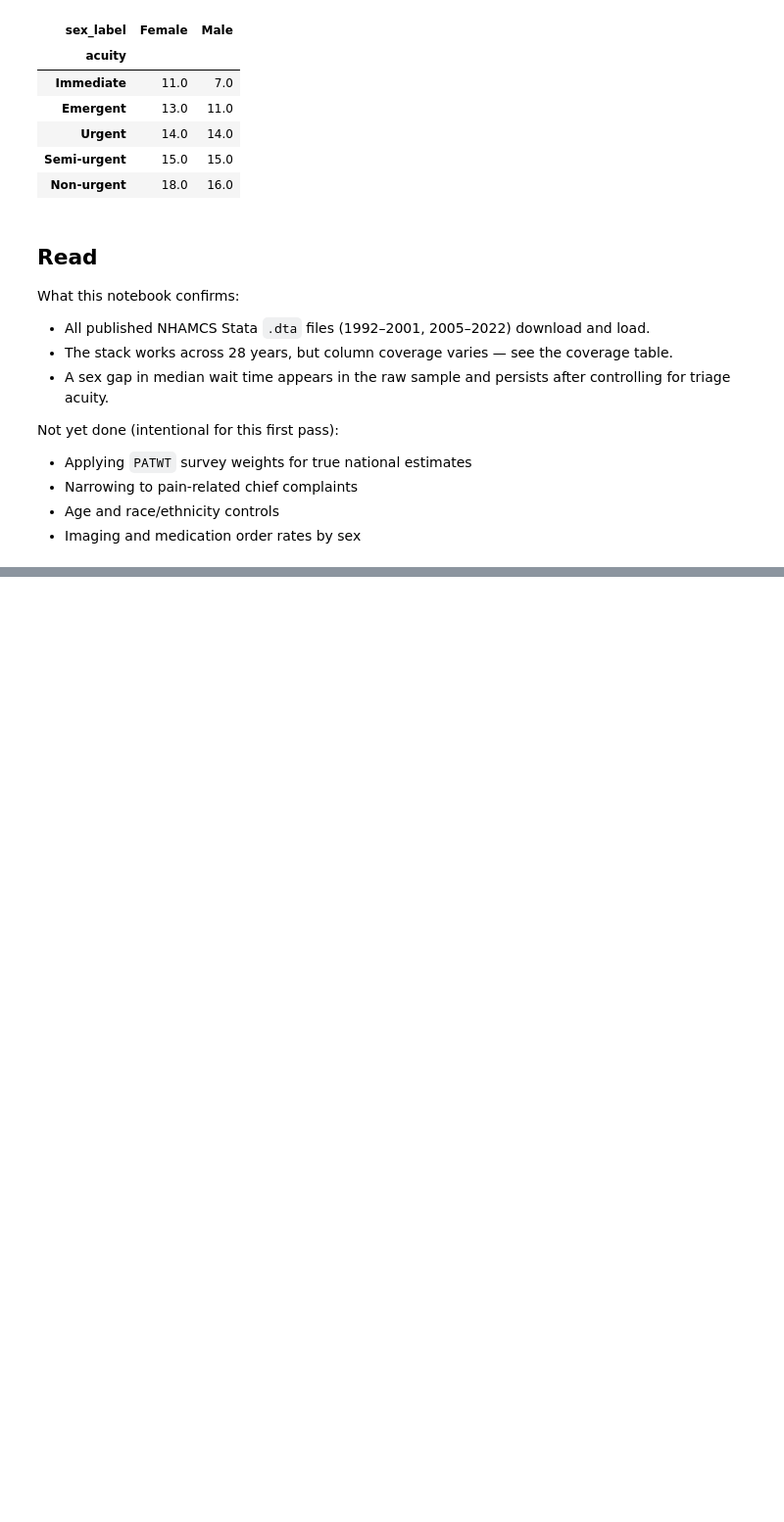
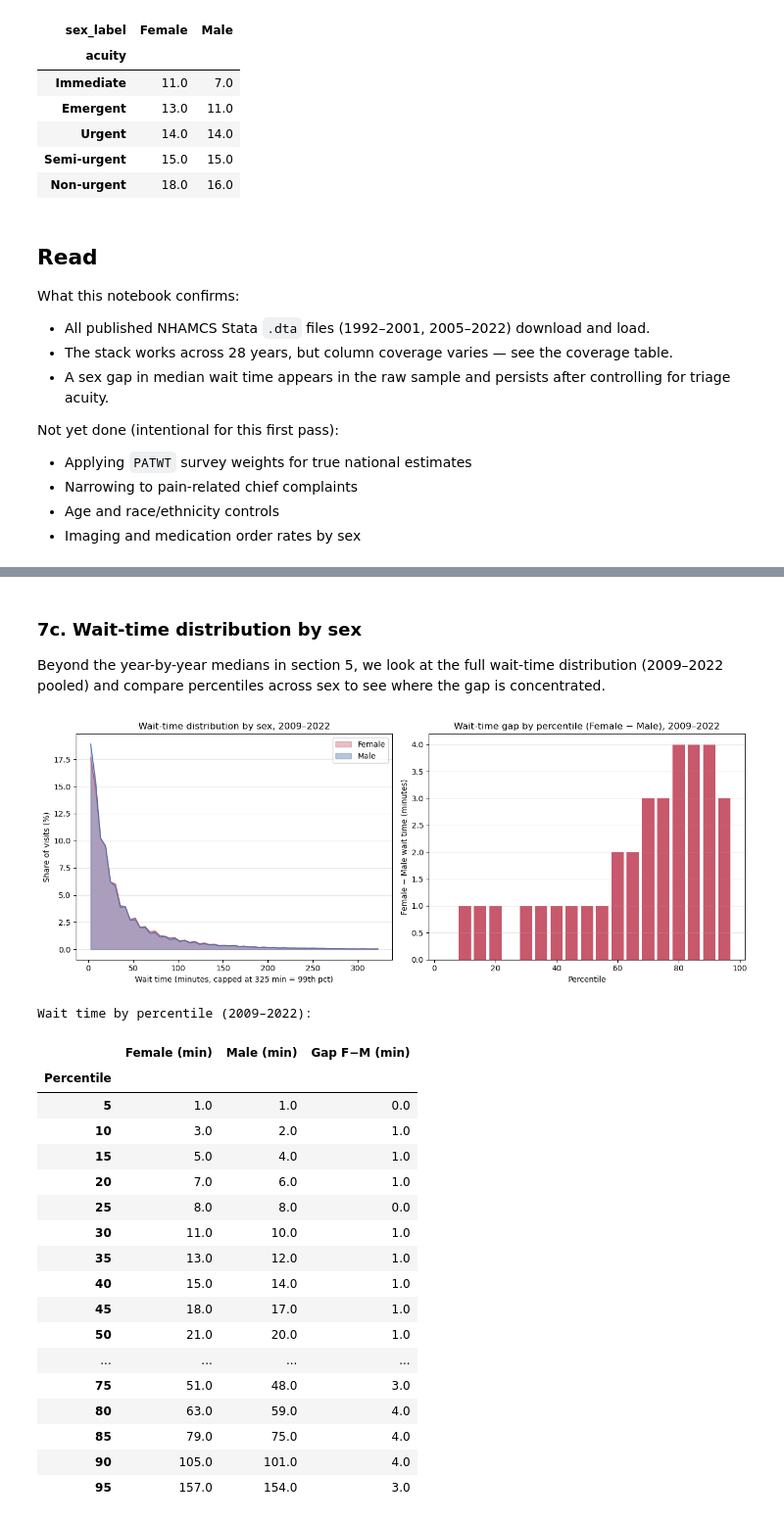
Before and after one commit to Aryan-Mi/dtu-social-data-assignments, a Jupyter notebook: assignment-final/notebooks/01_explore.ipynb, the cells around one changed output, grey strips where cells are left out. Shown at 98% size. Drawn from its saved outputs; the diff is of its cells as text; code cells hidden in the pictures; blank space fills up the shorter version.

```diff
--- a/assignment-final/notebooks/01_explore.ipynb
+++ b/assignment-final/notebooks/01_explore.ipynb
@@ -348,0 +522,79 @@ Not yet done (intentional for this first pass):
+# %% [markdown]
+### 7c. Wait-time distribution by sex
+
+Beyond the year-by-year medians in section 5, we look at the full wait-time distribution (2009–2022 pooled) and compare percentiles across sex to see where the gap is concentrated.
+# %%
+wait_recent = (
+    data[(data["YEAR"] >= 2009) & data["WAITTIME"].notna() & data["sex_label"].notna()]
+    .copy()
+)
+# Cap display at 99th percentile to avoid extreme outlier distortion
+cap = wait_recent["WAITTIME"].quantile(0.99)
+wait_plot = wait_recent[wait_recent["WAITTIME"] <= cap]
+
+fig, axes = plt.subplots(1, 2, figsize=(13, 5))
+
+# --- left: overlapping histograms ---
+ax = axes[0]
+bin_edges = np.linspace(0, cap, 60)
+for label, color in [("Female", "#c8586c"), ("Male", "#4c72b0")]:
+    vals = wait_plot[wait_plot["sex_label"] == label]["WAITTIME"]
+    counts, _ = np.histogram(vals, bins=bin_edges)
+    pct = counts / counts.sum() * 100
+    midpoints = (bin_edges[:-1] + bin_edges[1:]) / 2
+    ax.fill_between(midpoints, pct, alpha=0.4, color=color, label=label)
+    ax.plot(midpoints, pct, color=color, linewidth=1.2)
+ax.set_xlabel(f"Wait time (minutes, capped at {cap:.0f} min = 99th pct)")
+ax.set_ylabel("Share of visits (%)")
+ax.set_title("Wait-time distribution by sex, 2009–2022")
+ax.legend()
+ax.grid(axis="y", alpha=0.3)
+
+# --- right: percentile gap curve ---
+ax = axes[1]
+pcts = np.arange(5, 96, 5)
+f_vals = np.percentile(wait_recent[wait_recent["sex_label"] == "Female"]["WAITTIME"], pcts)
+m_vals = np.percentile(wait_recent[wait_recent["sex_label"] == "Male"]["WAITTIME"], pcts)
+gap_vals = f_vals - m_vals
+
+ax.bar(pcts, gap_vals, width=4,
+       color=["#c8586c" if g > 0 else "#4c72b0" for g in gap_vals])
+ax.axhline(0, color="black", linewidth=0.8)
+ax.set_xlabel("Percentile")
+ax.set_ylabel("Female − Male wait time (minutes)")
+ax.set_title("Wait-time gap by percentile (Female − Male), 2009–2022")
+ax.grid(axis="y", alpha=0.3)
+
+plt.tight_layout()
+plt.show()
+
+# Percentile table
+pct_table = pd.DataFrame({
+    "Percentile": pcts,
+    "Female (min)": f_vals.round(1),
+    "Male (min)": m_vals.round(1),
+    "Gap F−M (min)": gap_vals.round(1),
+})
+print("Wait time by percentile (2009–2022):")
+pct_table.set_index("Percentile")
+# %% [output]
+[figure, added]
+Wait time by percentile (2009–2022):
+|  | Female (min) | Male (min) | Gap F−M (min) |
+| Percentile |  |  |  |
+| 5 | 1.0 | 1.0 | 0.0 |
+| 10 | 3.0 | 2.0 | 1.0 |
+| 15 | 5.0 | 4.0 | 1.0 |
+| 20 | 7.0 | 6.0 | 1.0 |
+| 25 | 8.0 | 8.0 | 0.0 |
+| 30 | 11.0 | 10.0 | 1.0 |
+| 35 | 13.0 | 12.0 | 1.0 |
+| 40 | 15.0 | 14.0 | 1.0 |
+| 45 | 18.0 | 17.0 | 1.0 |
+| 50 | 21.0 | 20.0 | 1.0 |
+| ... | ... | ... | ... |
+| 75 | 51.0 | 48.0 | 3.0 |
+| 80 | 63.0 | 59.0 | 4.0 |
+| 85 | 79.0 | 75.0 | 4.0 |
+| 90 | 105.0 | 101.0 | 4.0 |
+| 95 | 157.0 | 154.0 | 3.0 |
```
Also changed, not shown: parts of 9 cells of this notebook, 1 other file.
